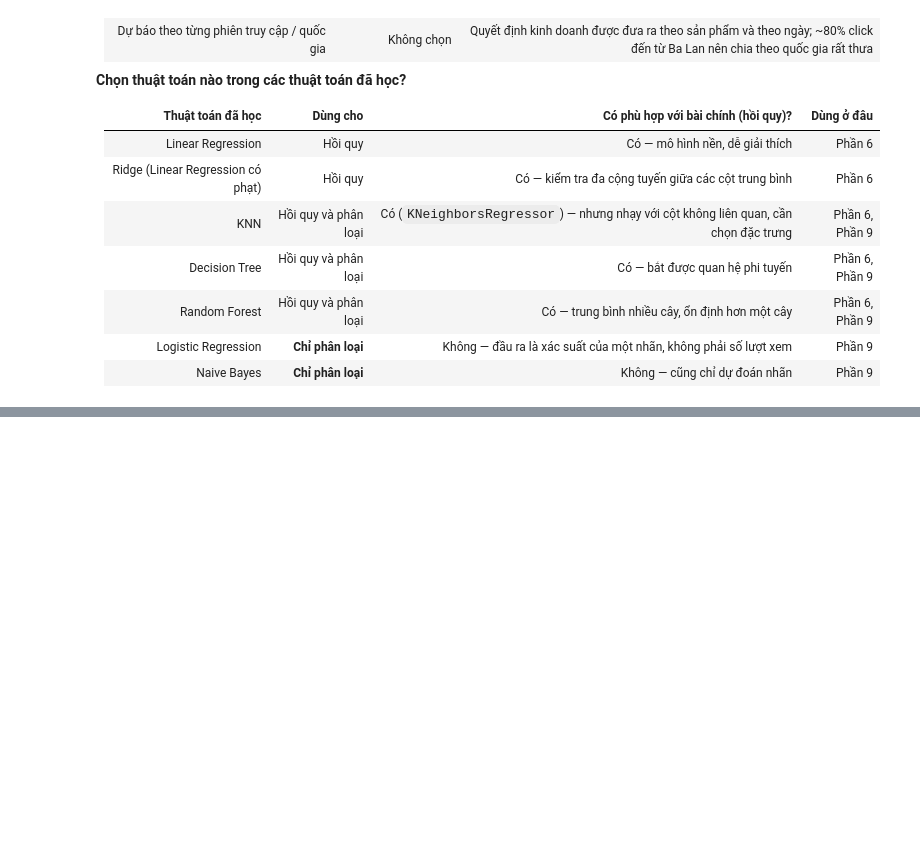
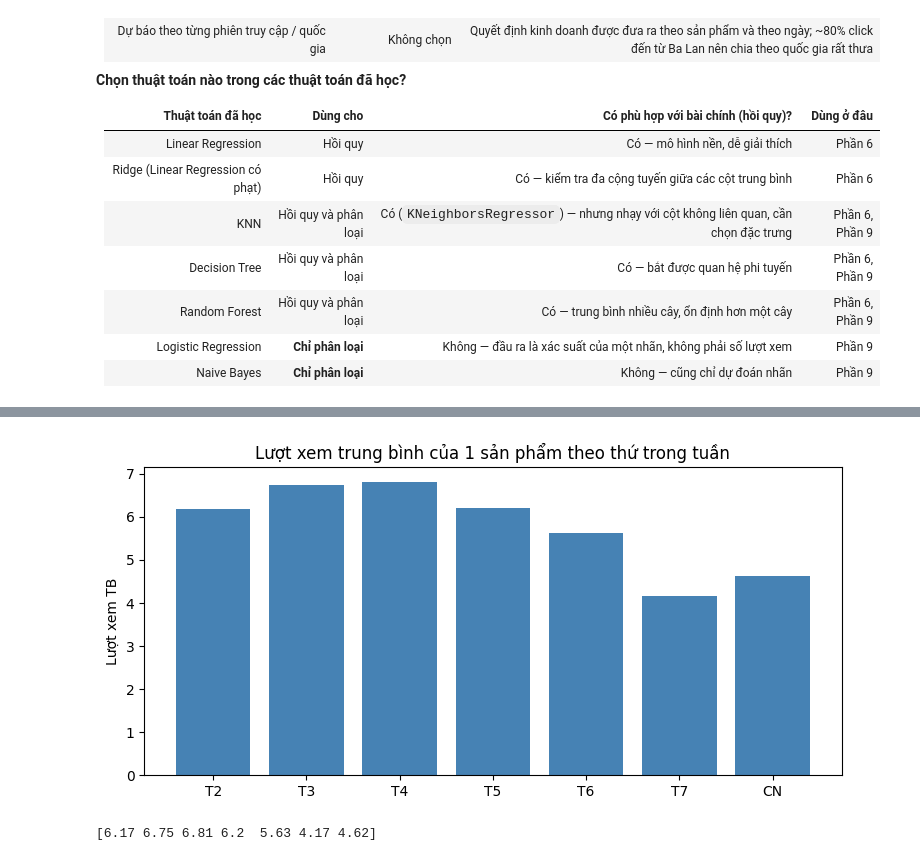
Before and after one commit to tvsng23/DS66B_group_3, a Jupyter notebook: notebooks/DS66B_group_3.ipynb, the cells around one changed output, grey strips where cells are left out. Cells and saved outputs as stored; diff of their text form; code cells hidden in the pictures; blank space fills up the shorter version.

```diff
--- a/notebooks/DS66B_group_3.ipynb
+++ b/notebooks/DS66B_group_3.ipynb
@@ -312,0 +401,13 @@ Lần 5 - số sản phẩm kiểm tra: 43 - Accuracy: 57.8 %
+# %%
+day_names = ['T2', 'T3', 'T4', 'T5', 'T6', 'T7', 'CN']
+views_by_dow = eda.groupby(eda['date'].dt.dayofweek)['views'].mean()
+
+plt.bar(day_names, views_by_dow.values, color='steelblue')
+plt.title('Lượt xem trung bình của 1 sản phẩm theo thứ trong tuần')
+plt.ylabel('Lượt xem TB')
+plt.show()
+
+print(views_by_dow.round(2).values)
+# %% [output]
+[figure, added]
+[6.17 6.75 6.81 6.2  5.63 4.17 4.62]
```
Also changed, not shown: parts of 20 cells of this notebook.
